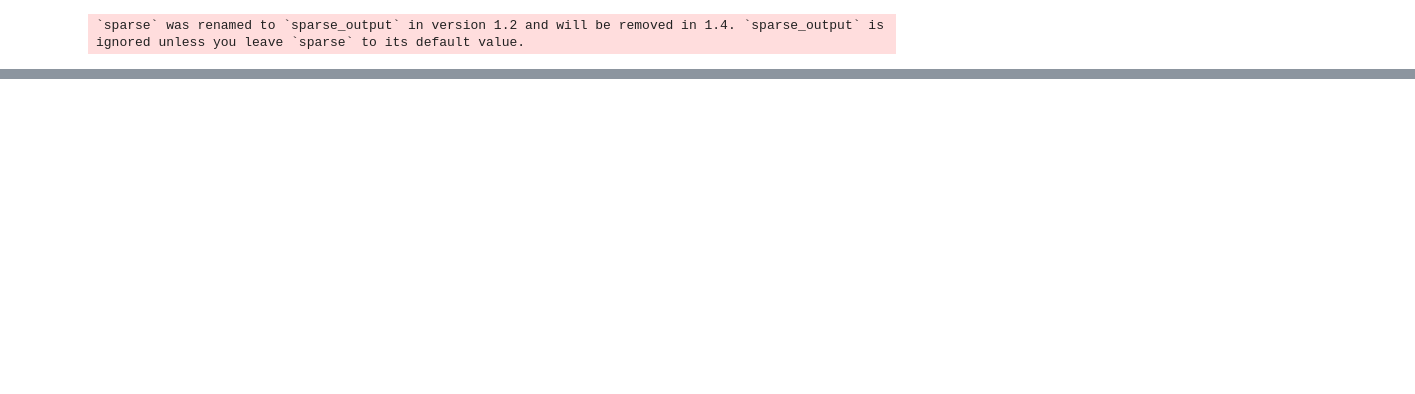
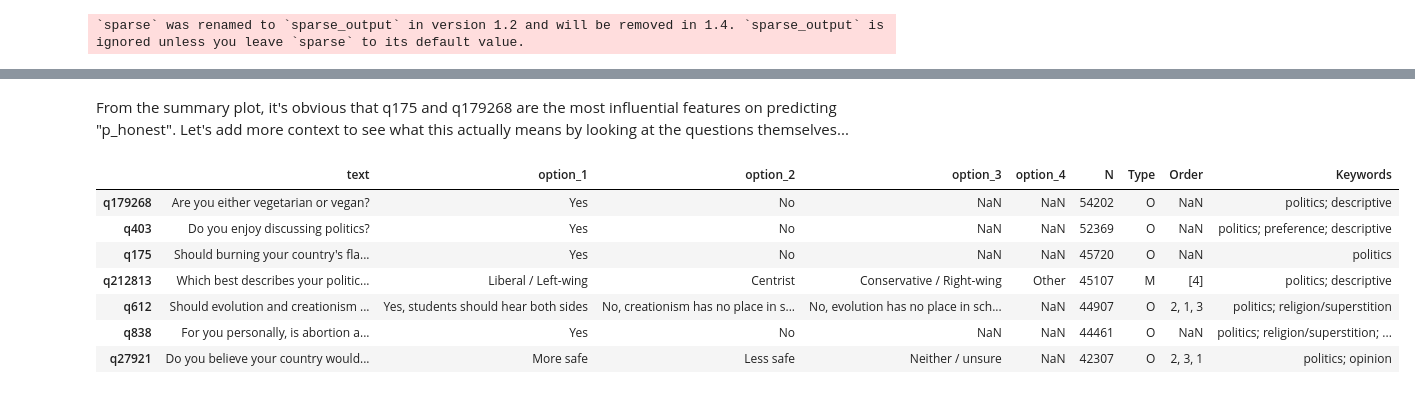
Before and after one commit to mccallmmm/portfolio, a Jupyter notebook: ok_cupid.ipynb, the cells around one changed output, grey strips where cells are left out. Drawn from its saved outputs; the diff is of its cells as text; code cells hidden in the pictures; blank space fills up the shorter version.

```diff
--- a/ok_cupid.ipynb
+++ b/ok_cupid.ipynb
@@ -54,10 +54,10 @@ There are some themes amongst the questions. I'm most interested in how politics
 # %%
 politics = [x for x in keywords if x.startswith("politics")]
 question_subset = questions[questions["Keywords"].isin(politics)]
-top_5_politics = question_subset.sort_values("N", ascending=False).iloc[0:5]
+top_politics = question_subset.sort_values("N", ascending=False).iloc[0:7]
 data["p_honest"].hist()
 data["d_age"].hist()
-display(data[top_5_politics.index].info())
+display(data[top_politics.index].info())
 # %% [output]
 <class 'pandas.core.frame.DataFrame'>
 Int64Index: 68371 entries, 1 to 68371
@@ -195,0 +215,13 @@ No data for colormapping provided via 'c'. Parameters 'vmin', 'vmax' will be ign
+# %% [markdown]
+From the summary plot, it's obvious that q175 and q179268 are the most influential features on predicting "p_honest". Let's add more context to see what this actually means by looking at the questions themselves...
+# %%
+questions.loc[top_politics.index]
+# %% [output]
+|  | text | option_1 | option_2 | option_3 | option_4 | N | Type | Order | Keywords |
+| q179268 | Are you either vegetarian or vegan? | Yes | No | NaN | NaN | 54202 | O | NaN | politics; descriptive |
+| q403 | Do you enjoy discussing politics? | Yes | No | NaN | NaN | 52369 | O | NaN | politics; preference; descriptive |
+| q175 | Should burning your country's fla... | Yes | No | NaN | NaN | 45720 | O | NaN | politics |
+| q212813 | Which best describes your politic... | Liberal / Left-wing | Centrist | Conservative / Right-wing | Other | 45107 | M | [4] | politics; descriptive |
+| q612 | Should evolution and creationism ... | Yes, students should hear both sides | No, creationism has no place in s... | No, evolution has no place in sch... | NaN | 44907 | O | 2, 1, 3 | politics; religion/superstition |
+| q838 | For you personally, is abortion a... | Yes | No | NaN | NaN | 44461 | O | NaN | politics; religion/superstition; ... |
+| q27921 | Do you believe your country would... | More safe | Less safe | Neither / unsure | NaN | 42307 | O | 2, 3, 1 | politics; opinion |
```
Also changed, not shown: parts of 20 cells of this notebook.
